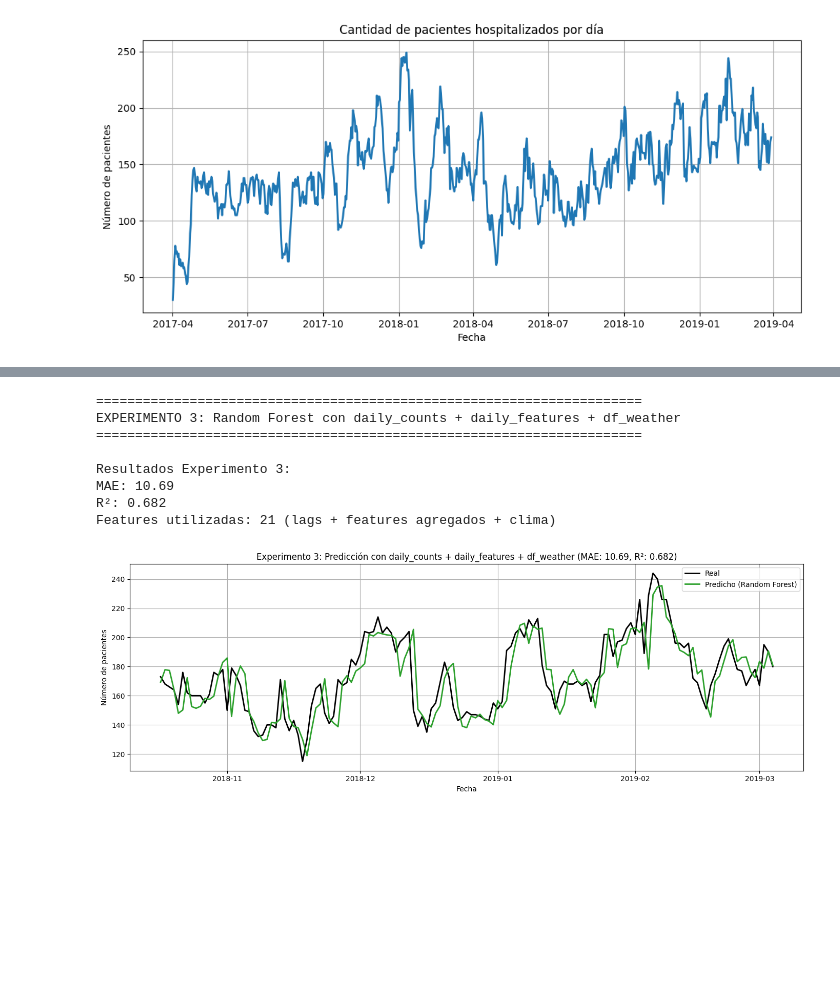
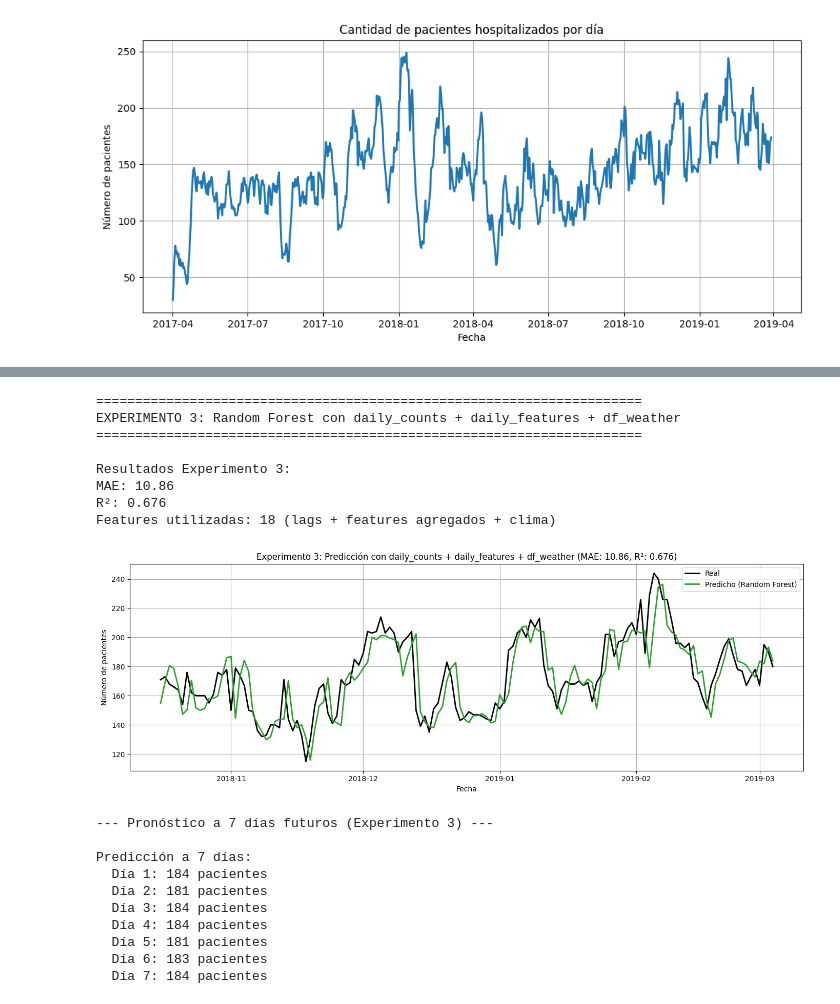
Before and after one commit to Gaby-D/Proyecto_Final_IC_2025, a Jupyter notebook: 04_RandomForest.ipynb, the cells around one changed output, grey strips where cells are left out. Saved outputs shown, nothing was run; the diff lists cells and outputs as text; code cells hidden in the pictures; blank space fills up the shorter version.

Commit message:
Nuevo experimento y pronostico a 7 dias

```diff
--- a/04_RandomForest.ipynb
+++ b/04_RandomForest.ipynb
@@ -306,36 +398,74 @@ rf_pipeline_exp3.fit(X_train_exp3, y_train_exp3)
 
 # Evaluación
 y_pred_exp3 = rf_pipeline_exp3.predict(X_test_exp3)
 mae_exp3 = mean_absolute_error(y_test_exp3, y_pred_exp3)
 r2_exp3 = r2_score(y_test_exp3, y_pred_exp3)
 
 print(f"\nResultados Experimento 3:")
 print(f"MAE: {mae_exp3:.2f}")
 print(f"R²: {r2_exp3:.3f}")
 print(f"Features utilizadas: {len(feature_cols_exp3)} (lags + features agregados + clima)")
 
 # Visualización
 plt.figure(figsize=(14, 5))
 plt.plot(df_exp3['date'].iloc[split_idx_exp3:], y_test_exp3.values,
          label='Real', color='black', linewidth=2)
 plt.plot(df_exp3['date'].iloc[split_idx_exp3:], y_pred_exp3,
          label='Predicho (Random Forest)', color='tab:green', linewidth=2)
 plt.title(f'Experimento 3: Predicción con daily_counts + daily_features + df_weather (MAE: {mae_exp3:.2f}, R²: {r2_exp3:.3f})')
 plt.xlabel('Fecha')
 plt.ylabel('Número de pacientes')
 plt.legend()
 plt.grid(True)
 plt.tight_layout()
 plt.show()
+
+# Pronóstico a 7 días futuros
+print("\n--- Pronóstico a 7 días futuros (Experimento 3) ---")
+last_7_patients = df_exp3['num_patients'].iloc[-7:].values
+# Obtener las últimas features conocidas (se usarán para los 7 días)
+future_features_rows = df_exp3.iloc[-7:]
+future_preds_exp3 = []
+
+for i in range(7):
+    # Crear lags: lag_1 es el más reciente (hace 1 día), lag_7 es el más antiguo (hace 7 días)
+    lags = last_7_patients[-7:] if len(last_7_patients) >= 7 else last_7_patients
+    lags_dict = {f'lag_{j+1}': lags[-(j+1)] for j in range(7)}
+    # Obtener features del día correspondiente (o la última si no hay más)
+    features_idx = min(i, len(future_features_rows) - 1)
+    features_row = future_features_rows.iloc[features_idx]
+    # Obtener features no-lag
+    features_dict = {col: features_row[col] for col in df_exp3.columns if col not in ['date', 'num_patients'] and not col.startswith('lag_')}
+    # Combinar lags con features
+    X_future_dict = {**lags_dict, **features_dict}
+    X_future_df = pd.DataFrame([X_future_dict], columns=feature_cols_exp3)
+    y_future = rf_pipeline_exp3.predict(X_future_df)[0]
+    future_preds_exp3.append(y_future)
+    # Actualizar la ventana con la nueva predicción (desplazar y agregar la nueva)
+    last_7_patients = np.append(last_7_patients[1:], y_future)
+
+print("\nPredicción a 7 días:")
+for i, val in enumerate(future_preds_exp3, start=1):
+    print(f"  Día {i}: {round(val)} pacientes")
 # %% [output]
 ======================================================================
 EXPERIMENTO 3: Random Forest con daily_counts + daily_features + df_weather
 ======================================================================
 
 Resultados Experimento 3:
-MAE: 10.69
-R²: 0.682
-Features utilizadas: 21 (lags + features agregados + clima)
+MAE: 10.86
+R²: 0.676
+Features utilizadas: 18 (lags + features agregados + clima)
-[figure, old version]
+[figure, new version]
+--- Pronóstico a 7 días futuros (Experimento 3) ---
+
+Predicción a 7 días:
+  Día 1: 184 pacientes
+  Día 2: 181 pacientes
+  Día 3: 184 pacientes
+  Día 4: 184 pacientes
+  Día 5: 181 pacientes
+  Día 6: 183 pacientes
+  Día 7: 184 pacientes
 # %%
 # ============================================================================
```
Also changed, not shown: parts of 6 cells of this notebook, 1 other file.
